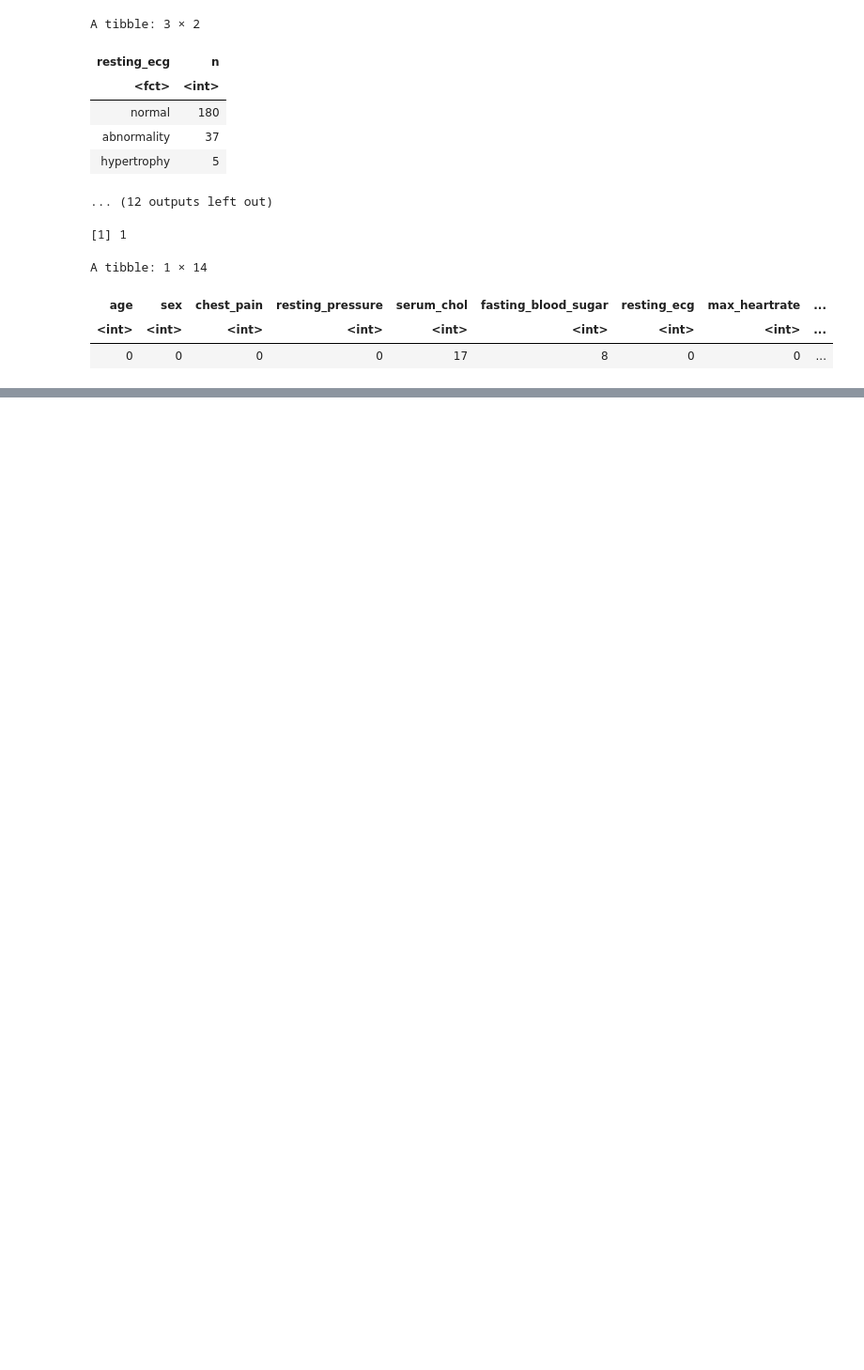
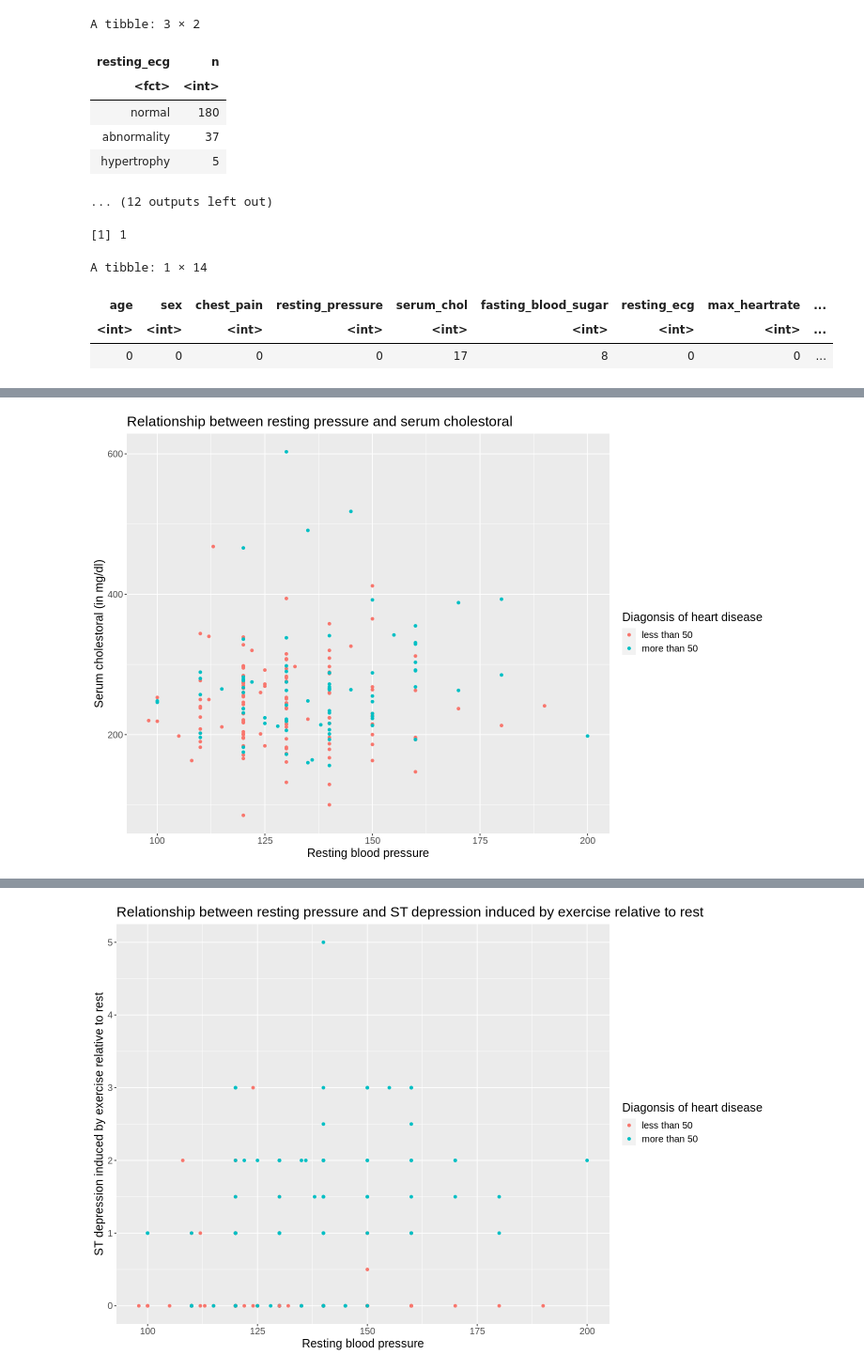
Before and after one commit to papercheesecake/DSCI100-group-project-18, a Jupyter notebook: proposal.ipynb, the cells around one changed output, grey strips where cells are left out. Shown: that part at 94% size. Cells and saved outputs as stored; diff of their text form; code cells hidden in the pictures; blank space fills up the shorter version.

```diff
--- a/proposal.ipynb
+++ b/proposal.ipynb
@@ -527,0 +488,31 @@ Warning message:
+# %%
+options(repr.plot.height = 8, repr.plot.width = 12)
+
+
+rp_vs_sc <- training_heart_data %>%
+                         select(serum_chol, resting_pressure, num) %>%
+                         ggplot(aes(x = resting_pressure, y = serum_chol, color = num)) +
+                         geom_point() +
+                         labs(x = 'Resting blood pressure', y = 'Serum cholestoral (in mg/dl)', color = 'Diagonsis of heart disease') +
+                         ggtitle('Relationship between resting pressure and serum cholestoral') +
+                         theme(text = element_text(size = 15))
+rp_vs_sc
+
+rp_vs_op <- training_heart_data %>%
+                         select(resting_pressure, oldpeak, num) %>%
+                         ggplot(aes(x = resting_pressure, y = oldpeak, color = num)) +
+                         geom_point() +
+                         labs(x = 'Resting blood pressure', y = 'ST depression induced by exercise relative to rest', color = 'Diagonsis of heart disease') +
+                         ggtitle('Relationship between resting pressure and ST depression induced by exercise relative to rest') +
+                         theme(text = element_text(size = 15))
+rp_vs_op
+
+sc_vs_op <- training_heart_data %>%
+                         select(serum_chol, oldpeak, num) %>%
+                         ggplot(aes(x = serum_chol, y = oldpeak, color = num)) +
+                         geom_point() +
+                         labs(x = 'Serum cholestoral (in mg/dl)', y = 'ST depression induced by exercise relative to rest', color = 'Diagonsis of heart disease') +
+                         ggtitle('Relationship between Serum cholestoral and ST depression induced by exercise relative to rest') +
+                         theme(text = element_text(size = 15))
+sc_vs_op
+# %% [output]
@@ -527,0 +521 @@ Warning message:
+[figure, added]
@@ -527,0 +524 @@ Warning message:
+[figure, added]
```
Also changed, not shown: parts of 18 cells of this notebook.
